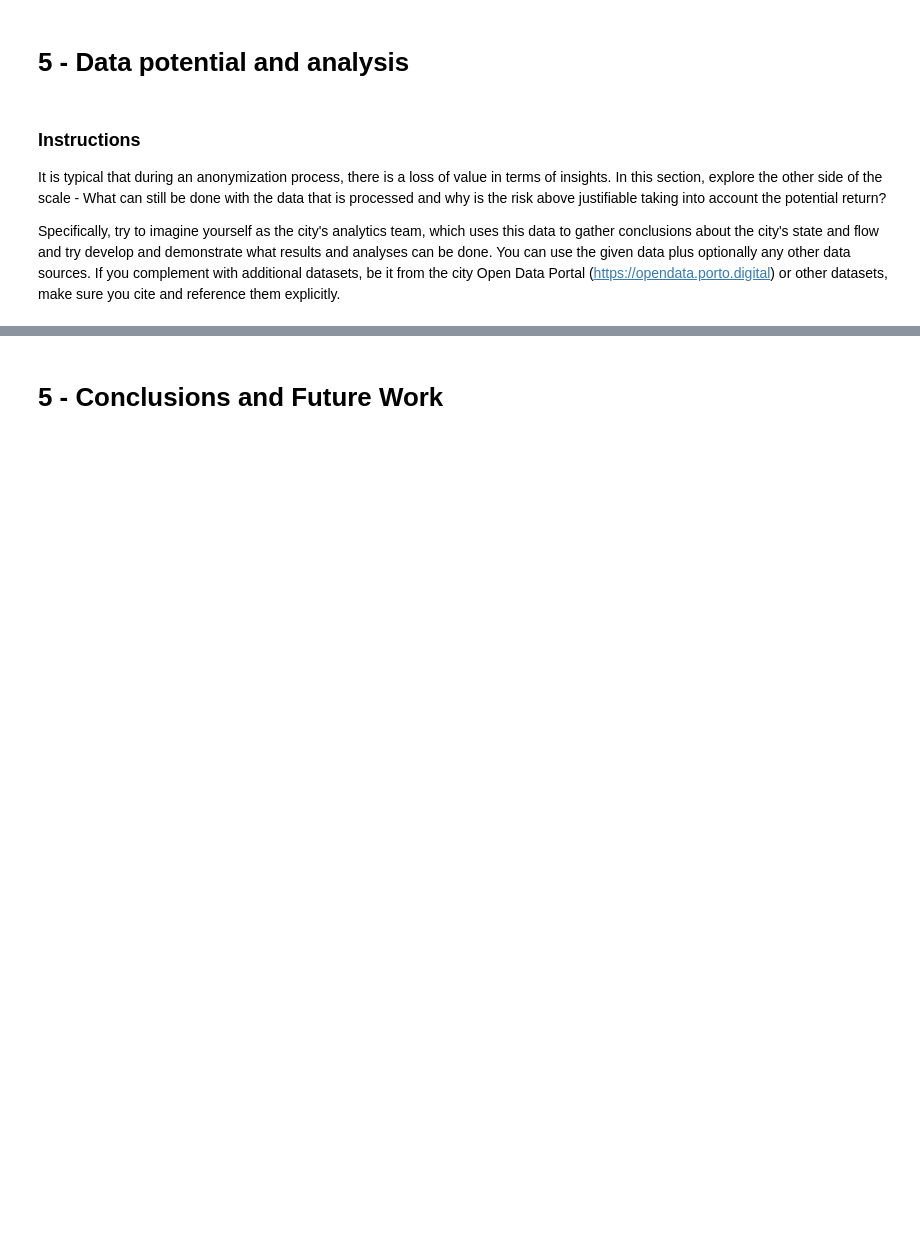
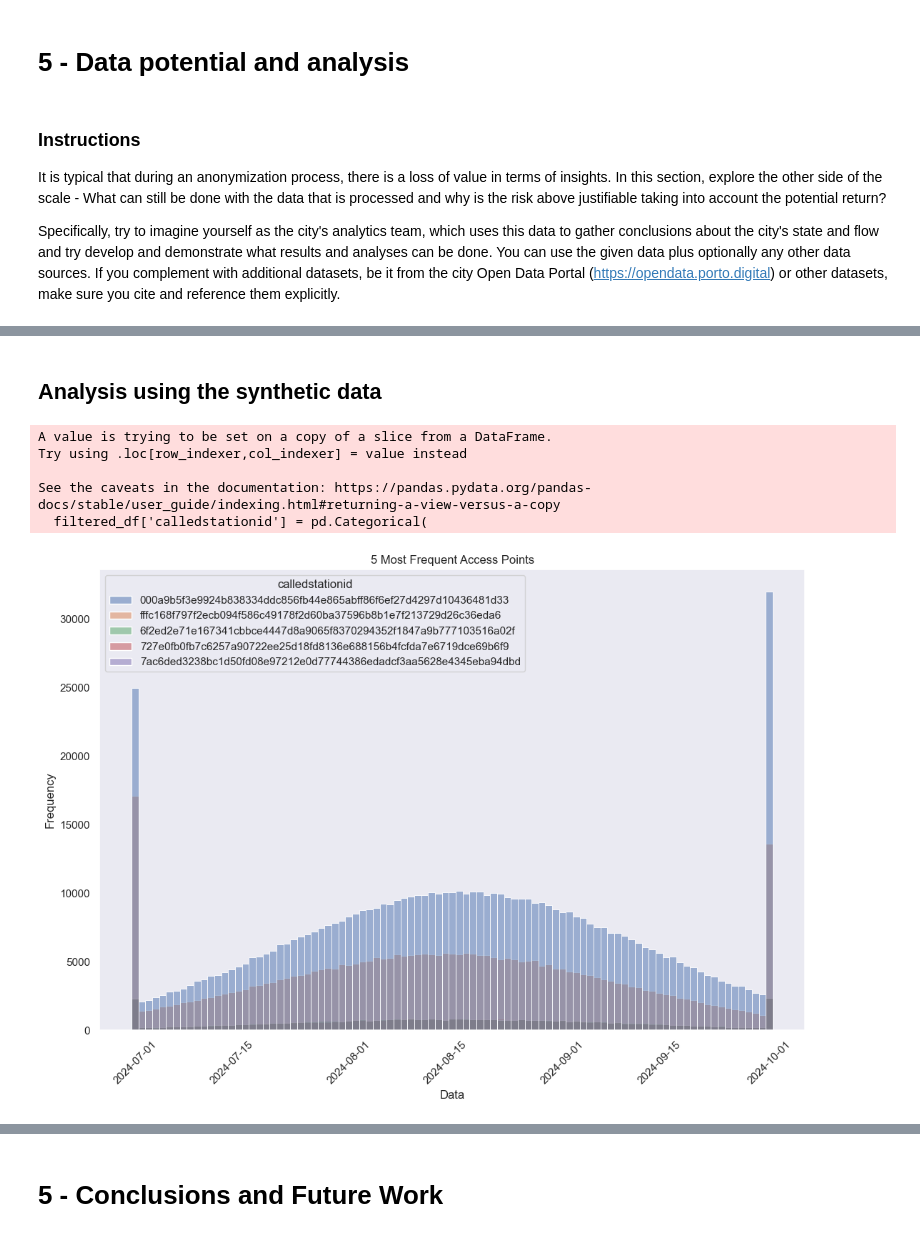
Before and after one commit to Cabeda/hackacity, a Jupyter notebook: [TEAM PLICity] Hackacity 2024 - Notebook.ipynb, the cells around one changed output, grey strips where cells are left out. Drawn from its saved outputs; the diff is of its cells as text; code cells hidden in the pictures; blank space fills up the shorter version.

```diff
--- a/[TEAM PLICity] Hackacity 2024 - Notebook.ipynb
+++ b/[TEAM PLICity] Hackacity 2024 - Notebook.ipynb
@@ -249,11 +251,12 @@ synthetic_data_df.head()
 """
 In this section we will be using the PostProcess class to post-process the synthetic data from numeric values into categorical values that are similar to the original data.
 """
+from datetime import datetime
 post_process = PostProcess(categorical_columns=CAT_COLS, original_data=X_encoded)
 synthetic_data_df = post_process.transform(df   =synthetic_data_df)
 
 synthetic_data_df=cat_encoder.decode(synthetic_data_df)
-synthetic_data_df
+synthetic_data_df['acctstarttime'] = synthetic_data_df['acctstarttime'].map(lambda x: datetime.fromtimestamp(x))
 # %% [output]
 Decoding column acctsessionid
 Decoding column callingstationid
@@ -510,0 +487,2 @@ for dt in filtered_df_2.date.value_counts()[:5].index:
+# %% [markdown]
+## Analysis using the synthetic data
@@ -510,0 +510,37 @@ for dt in filtered_df_2.date.value_counts()[:5].index:
+# %%
+top_5_calledstationids = df_wifi['calledstationid'].value_counts()[:5].index
+filtered_df = df_wifi[df_wifi['calledstationid'].isin(top_5_calledstationids)]
+
+# Contar as frequências em your_hue_column e ordenar
+hue_order = filtered_df['calledstationid'].value_counts().index
+
+# Converter your_hue_column para uma categoria ordenada
+filtered_df['calledstationid'] = pd.Categorical(
+    filtered_df['calledstationid'],
+    categories=hue_order,
+    ordered=True
+)
+
+# Plotar o histograma com o hue ordenado
+sns.histplot(
+    data=filtered_df,
+    x='date',
+    hue='calledstationid',
+    bins=90,
+    kde=False
+)
+
+# Configurações do gráfico
+plt.title("5 Most Frequent Access Points")
+plt.xlabel("Data")
+plt.ylabel("Frequency")
+plt.xticks(rotation=45)  # Rotaciona os rótulos do eixo X, se necessário
+plt.tight_layout()
+plt.show()
+# %% [output]
+A value is trying to be set on a copy of a slice from a DataFrame.
+Try using .loc[row_indexer,col_indexer] = value instead
+
+See the caveats in the documentation: https://pandas.pydata.org/pandas-docs/stable/user_guide/indexing.html#returning-a-view-versus-a-copy
+  filtered_df['calledstationid'] = pd.Categorical(
+[figure, added]
```
Also changed, not shown: parts of 23 cells of this notebook, 2 other files.
